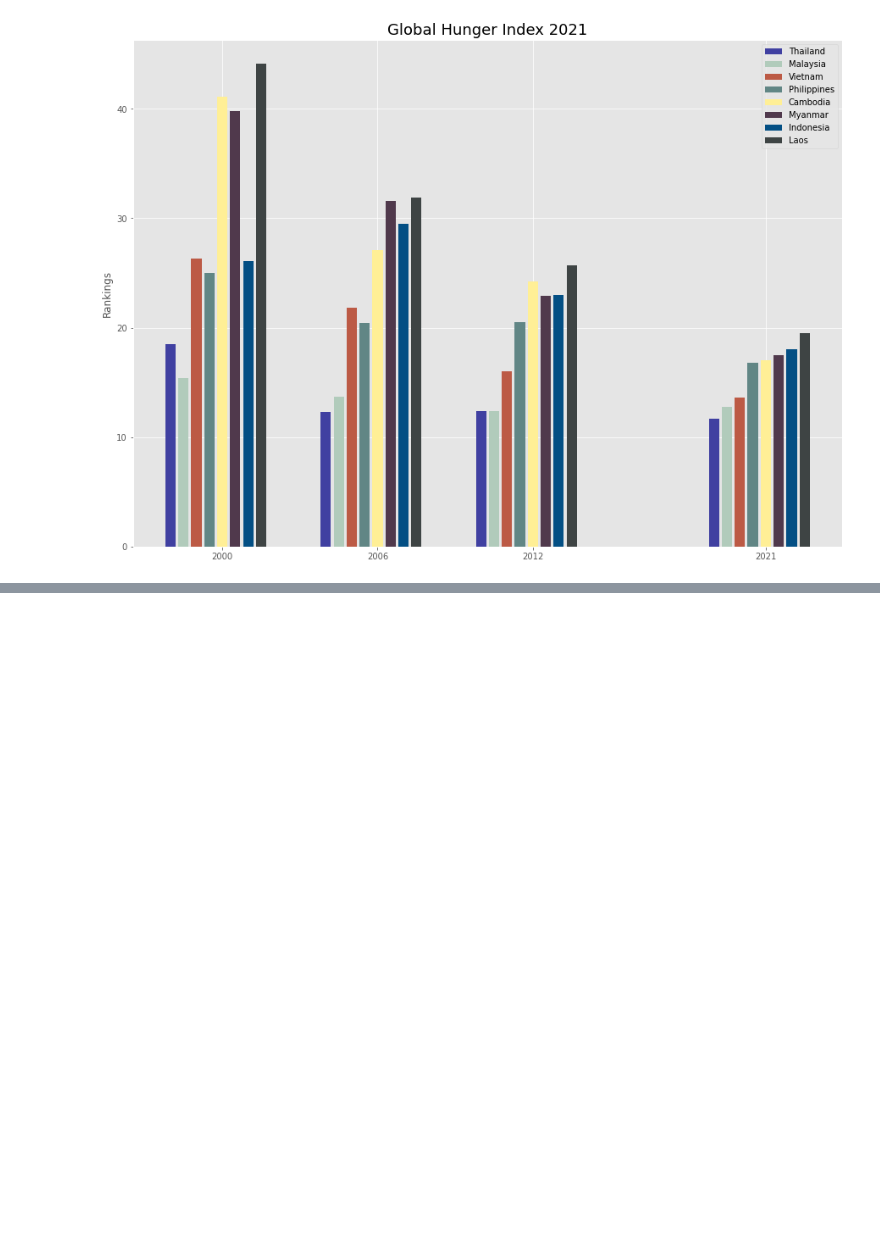
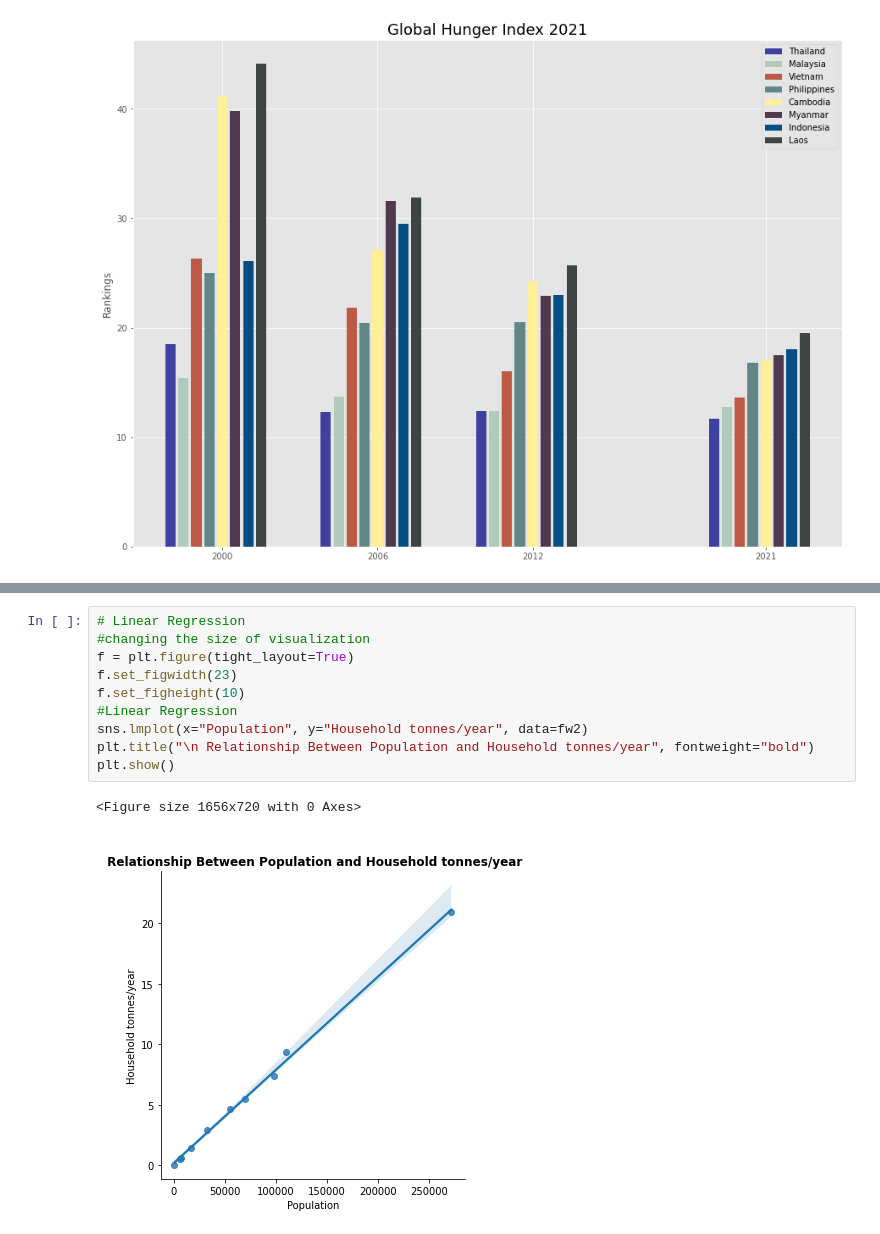
Before and after one commit to renzcarlo24/ITBA-3207-Team-Big-Bytes, a Jupyter notebook: Data Visualization.ipynb, the cells around one changed output, grey strips where cells are left out. Cells and saved outputs as stored; diff of their text form; blank space fills up the shorter version.

```diff
--- a/Data Visualization.ipynb
+++ b/Data Visualization.ipynb
@@ -225,0 +311,13 @@ plt.show()
+# %%
+# Linear Regression
+#changing the size of visualization
+f = plt.figure(tight_layout=True)
+f.set_figwidth(23)
+f.set_figheight(10)
+#Linear Regression
+sns.lmplot(x="Population", y="Household tonnes/year", data=fw2)
+plt.title("\n Relationship Between Population and Household tonnes/year", fontweight="bold")
+plt.show()
+# %% [output]
+<Figure size 1656x720 with 0 Axes>
+[figure, added]
```
Also changed, not shown: parts of 11 cells of this notebook.
